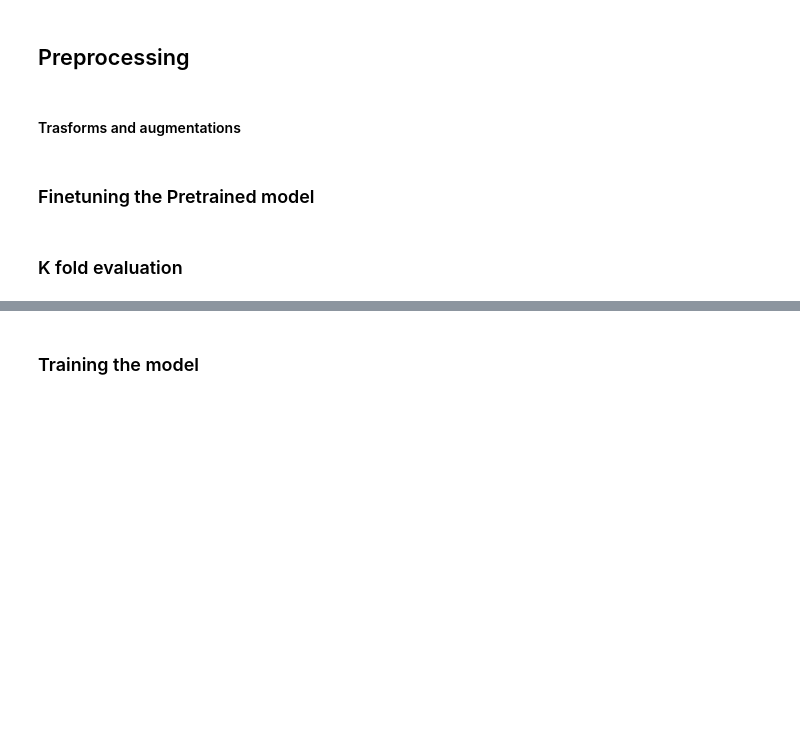
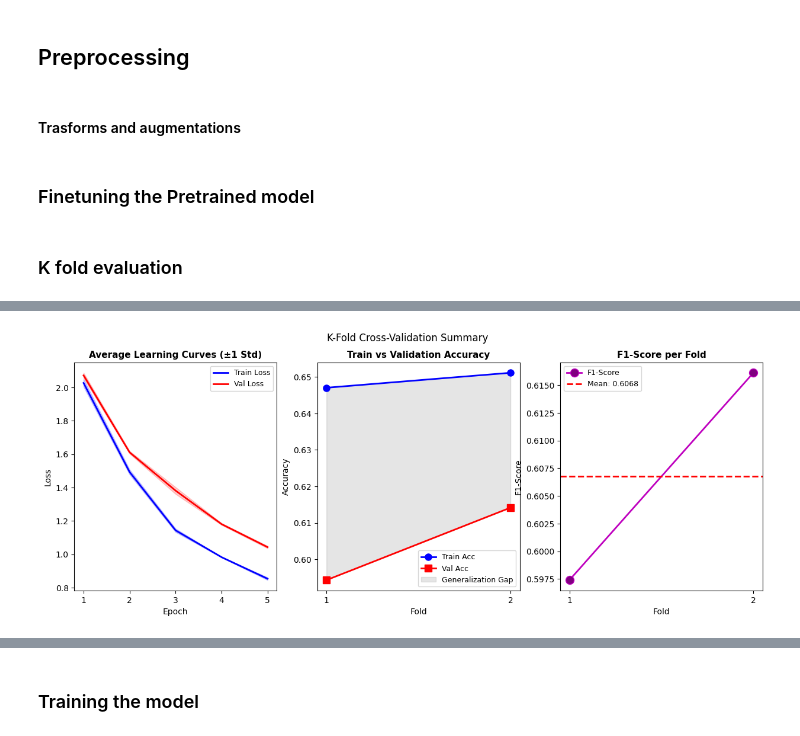
Before and after one commit to KundaiMutuwira/Data_Science_Class, a Jupyter notebook: project/Assignment 3 - Transfer learning (2).ipynb, the cells around one changed output, grey strips where cells are left out. Drawn from its saved outputs; the diff is of its cells as text; code cells hidden in the pictures; blank space fills up the shorter version.

```diff
--- a/project/Assignment 3 - Transfer learning (2).ipynb
+++ b/project/Assignment 3 - Transfer learning (2).ipynb
@@ -223,7 +223,7 @@ all_models = [ m for m in dir(models)]
 # print("All pretrained models available:", all_models)
 
 # Model choice
-model_v = 'resnet18'
+model_v = 'resnet34'
 # %%
 # Loading a pretrained model and reset final fully connected layer.
 def initialize_model(name, n_classes, device):
@@ -238,12 +238,12 @@ def initialize_model(name, n_classes, device):
     criterion = nn.CrossEntropyLoss()
 
     # Observe that all parameters are being optimized
-    optimizer_ft = optim.SGD(model_ft.parameters(), lr=0.001, weight_decay=1e-4)
+    optimizer = optim.SGD(model_ft.parameters(), lr=0.001, weight_decay=1e-4)
 
     # Decay LR by a factor of 0.1 every 7 epochs
-    exp_lr_scheduler = lr_scheduler.StepLR(optimizer_ft, step_size=7, gamma=0.1)
+    scheduler = lr_scheduler.StepLR(optimizer, step_size=7, gamma=0.1)
 
-    return model_ft, criterion, optimizer_ft, exp_lr_scheduler
+    return model_ft, criterion, optimizer, scheduler
 # %%
 # K-cross validation parameters
 torch.manual_seed(42)
@@ -315,9 +315,9 @@ for fold, (train_fold_idx, val_fold_idx) in enumerate(splits.split(train_idx, tr
     print(f"Training samples: {dataset_sizes['train']}")
     print(f"Validation samples: {dataset_sizes['val']}")
 
-    # 6. Initialilizing the Model and tuning
+    # 6. Initialilizing the Model
     # Resetting weights ensures each fold is independent
-    model_ft, criterion, optimizer_ft, exp_lr_scheduler = initialize_model(
+    model_ft, criterion, optimizer, scheduler = initialize_model(
         name = model_v,
         n_classes = n_classes,
         device = device,
@@ -358,7 +358,7 @@ for fold, (train_fold_idx, val_fold_idx) in enumerate(splits.split(train_idx, tr
                 inputs = inputs.to(device)
                 labels = labels.to(device)
 
-                optimizer_ft.zero_grad()
+                optimizer.zero_grad()
 
                 with torch.set_grad_enabled(phase == 'train'):
                     outputs = model_ft(inputs)
@@ -367,7 +367,7 @@ for fold, (train_fold_idx, val_fold_idx) in enumerate(splits.split(train_idx, tr
 
                     if phase == 'train':
                         loss.backward()
-                        optimizer_ft.step()
+                        optimizer.step()
 
                 running_loss += loss.item() * inputs.size(0)
                 running_corrects += torch.sum(preds == labels.data)
@@ -376,7 +376,7 @@ for fold, (train_fold_idx, val_fold_idx) in enumerate(splits.split(train_idx, tr
                 all_labels.extend(labels.cpu().numpy())
 
             if phase == 'train':
-                exp_lr_scheduler.step()
+                scheduler.step()
 
             epoch_loss = running_loss / dataset_sizes[phase]
             epoch_acc = running_corrects.double() / dataset_sizes[phase]
@@ -486,0 +487,79 @@ Fold 5 Complete | Best Epoch: 19 | Best Val F1: 0.7558 | Time: 1513s
+# %%
+# K-fold results
+
+# Summary statistics
+print("Val F1-score:", np.mean(fold_metrics['val_f1']))
+print("Val Accuracy:" ,np.mean(fold_metrics['val_accuracy']))
+
+fig, axes = plt.subplots(1, 3, figsize=(15, 5))
+fig.suptitle('K-Fold Cross-Validation Summary')
+
+# Plot 1: Learning Curves (Average ± Std)
+ax = axes[0]
+avg_train_loss = np.mean(learning_curves['train_loss'], axis=0)
+avg_val_loss = np.mean(learning_curves['val_loss'], axis=0)
+std_train_loss = np.std(learning_curves['train_loss'], axis=0)
+std_val_loss = np.std(learning_curves['val_loss'], axis=0)
+
+epochs_range = range(1, num_epochs_k + 1)
+ax.plot(epochs_range, avg_train_loss, 'b-', label='Train Loss', linewidth=2)
+ax.fill_between(epochs_range, avg_train_loss - std_train_loss, avg_train_loss + std_train_loss, alpha=0.2, color='b')
+ax.plot(epochs_range, avg_val_loss, 'r-', label='Val Loss', linewidth=2)
+ax.fill_between(epochs_range, avg_val_loss - std_val_loss, avg_val_loss + std_val_loss, alpha=0.2, color='r')
+
+ax.set_xlabel('Epoch', fontsize=10)
+ax.set_ylabel('Loss', fontsize=10)
+ax.set_title('Average Learning Curves (±1 Std)', fontsize=11, fontweight='bold')
+ax.legend(fontsize=9)
+
+
+# Plot 2: Train vs Val Accuracy Comparison
+ax = axes[1]
+train_acc_final = [acc[-1] for acc in learning_curves['train_acc']]
+val_acc_final = fold_metrics['val_accuracy']
+x = np.arange(len(fold_metrics['fold']))
+ax.plot(x + 1, train_acc_final, 'bo-', label='Train Acc', markersize=8, linewidth=2)
+ax.plot(x + 1, val_acc_final, 'rs-', label='Val Acc', markersize=8, linewidth=2)
+ax.fill_between(x + 1, train_acc_final, val_acc_final, alpha=0.2, color='gray',
+                label='Generalization Gap')
+ax.set_xlabel('Fold', fontsize=10)
+ax.set_ylabel('Accuracy', fontsize=10)
+ax.set_title('Train vs Validation Accuracy', fontsize=11, fontweight='bold')
+ax.set_xticks(x + 1)
+ax.legend(fontsize=9)
+
+
+# Plot 3: F1-Score per Fold
+ax = axes[2]
+ax.plot(fold_metrics['fold'], fold_metrics['val_f1'], 'mo-', markersize=10,
+        linewidth=2, label='F1-Score', markerfacecolor='purple')
+mean_f1 = np.mean(fold_metrics['val_f1'])
+ax.axhline(y=mean_f1, color='red', linestyle='--', linewidth=2, label=f'Mean: {mean_f1:.4f}')
+ax.set_xlabel('Fold', fontsize=10)
+ax.set_ylabel('F1-Score', fontsize=10)
+ax.set_title('F1-Score per Fold', fontsize=11, fontweight='bold')
+ax.set_xticks(fold_metrics['fold'])
+ax.legend(fontsize=9)
+
+
+# Confusion matrices
+
+if k >= 2:
+        fig, axes = plt.subplots(1, min(2,k), figsize = (12,5))
+        if k == 1: axes = [axes]
+
+        for i, ax in enumerate(axes[:min(2,k)]):
+                fold_idx = i
+                cm = fold_metrics['confusion_matrix'][fold_idx]
+                cm_norm = cm.astype('float')/ cm.sum(axis = 1)[:, np.newaxis]
+
+                sns.heatmap(cm_norm, annot=True, fmt='.2f', cmap='Blues', ax =ax,
+                        xticklabels=classes, yticklabels=classes, cbar_kws={'label': 'Count'})
+                ax.set_xlabel('Predicted Label')
+                ax.set_ylabel('True Label')
+                ax.set_title(f'Fold {fold_idx+1} Confusion Matrix')
+        plt.xticks(rotation=45, ha='right')
+        plt.yticks(rotation=0)
+        plt.tight_layout()
+        plt.show()
+# %% [output]
@@ -486,0 +568 @@ Fold 5 Complete | Best Epoch: 19 | Best Val F1: 0.7558 | Time: 1513s
+[figure, added]
```
Also changed, not shown: parts of 5 cells of this notebook.
